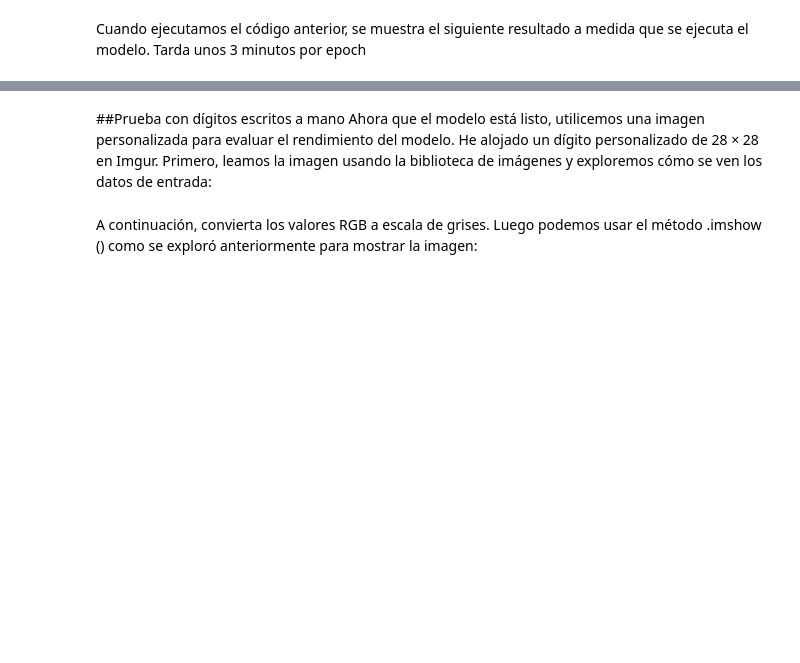
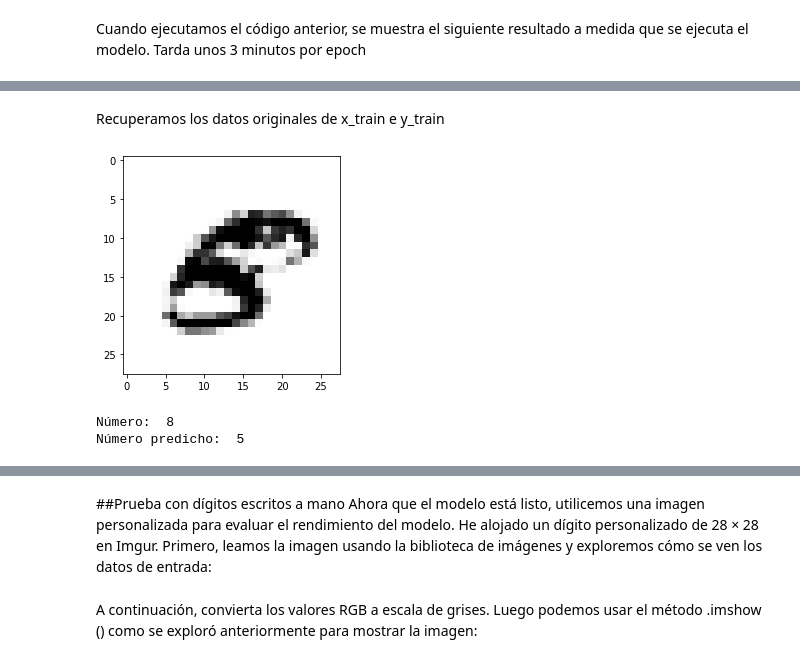
Before and after one commit to EmmaGB/Curso-de-introduccion-a-Big-Data-Parte-4-nov2021, a Jupyter notebook: Reconocimiento_de_dígitos_con_redes_neuronales.ipynb, the cells around one changed output, grey strips where cells are left out. Cells and saved outputs as stored; diff of their text form; code cells hidden in the pictures; blank space fills up the shorter version.

```diff
--- a/Reconocimiento_de_dígitos_con_redes_neuronales.ipynb
+++ b/Reconocimiento_de_dígitos_con_redes_neuronales.ipynb
@@ -286,0 +342,20 @@ Cuando ejecutamos el código anterior, se muestra el siguiente resultado a medid
+# %%
+predictions0=model.predict(x_train)
+#(y_train==predictions0).sum(), (y_train==predictions0).count(), (y_train==predictions0).sum()/(y_train==predictions0).count()
+# %%
+y_pred=np.argmax(predictions0,axis=1)
+# %% [markdown]
+Recuperamos los datos originales de x_train e y_train
+# %%
+(x_train, y_train), (x_test, y_test) = mnist.load_data()
+# %%
+fallos_train=x_train[(y_train!=y_pred)]
+num_train=16
+plt.imshow(fallos_train[num_train], cmap='Greys')
+plt.show()
+print("Número: ",y_train[y_train!=y_pred][num_train])
+print("Número predicho: ",y_pred[y_train!=y_pred][num_train])
+# %% [output]
+[figure, added]
+Número:  8
+Número predicho:  5
```
Also changed, not shown: parts of 19 cells of this notebook.
